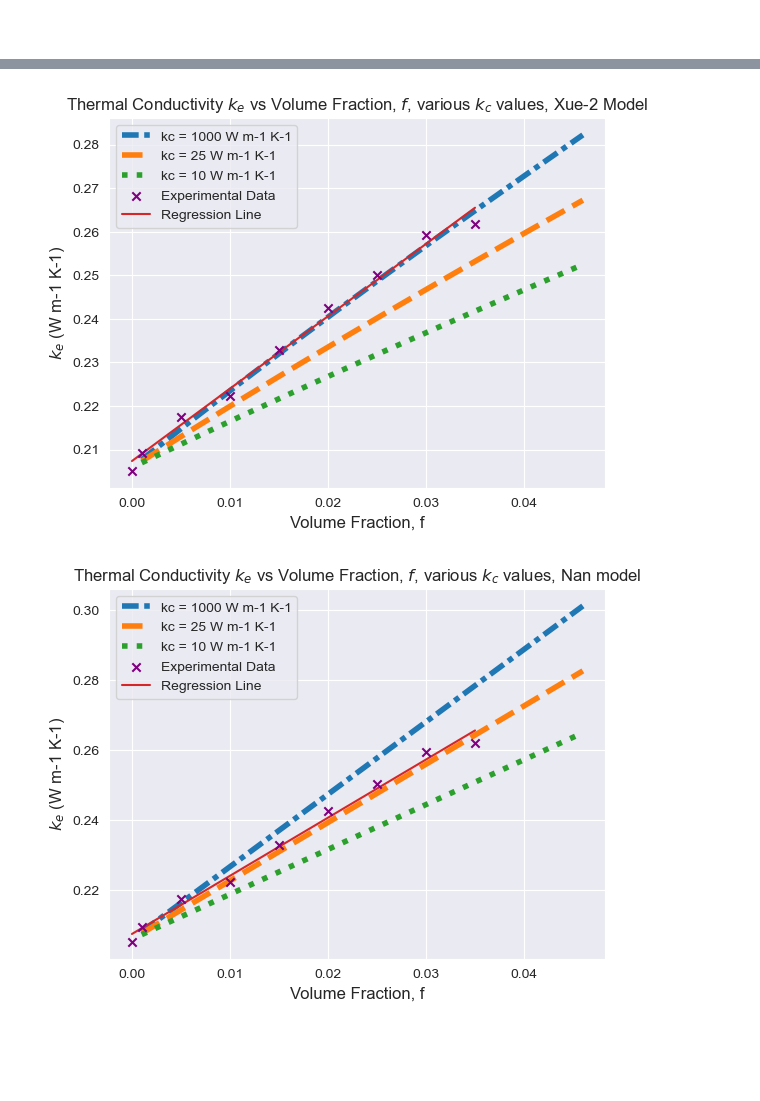
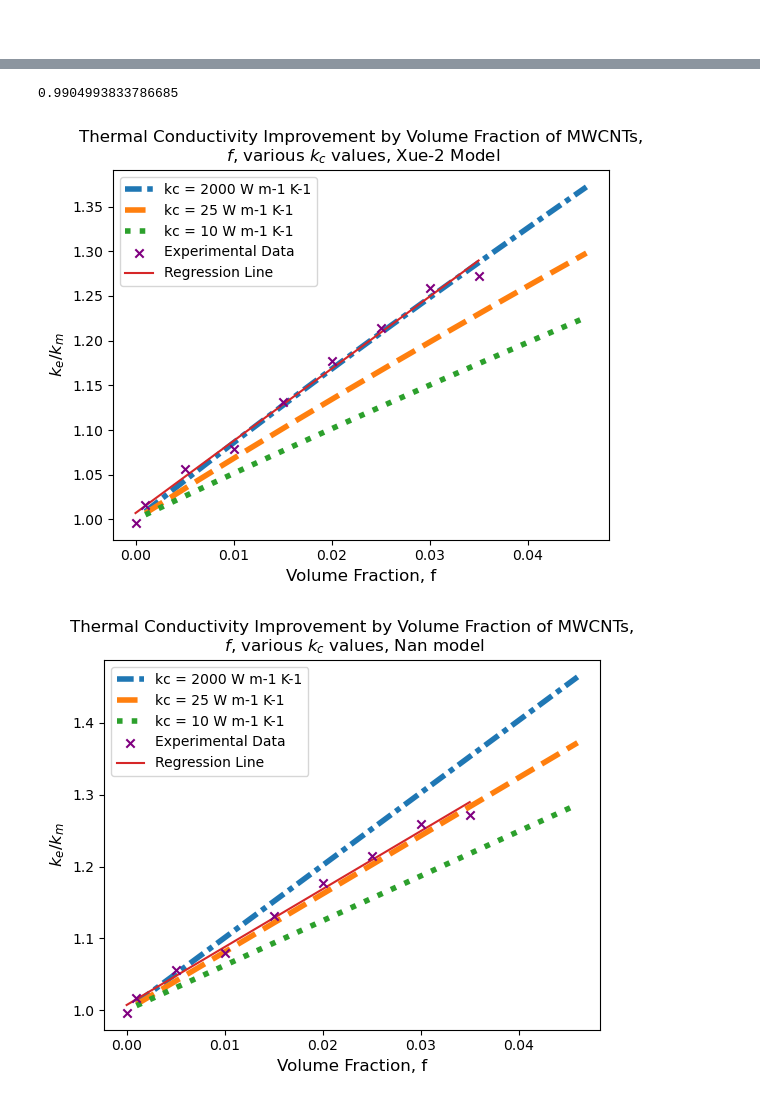
Before and after one commit to danesheppard/CNTCompositeModelling, a Jupyter notebook: nanocomp.ipynb, the cells around one changed output, grey strips where cells are left out. Saved outputs shown, nothing was run; the diff lists cells and outputs as text; code cells hidden in the pictures; blank space fills up the shorter version.

```diff
--- a/nanocomp.ipynb
+++ b/nanocomp.ipynb
@@ -187,7 +188,7 @@ def calculateKeSolver(
     maxIter = 500
 ):
     ''' Calculates the Ke, given the rest of the parameters.
-    Depends on the kcl() and kct() functions defined above
+    Depends on the kcl() and kct() functions defined below
 
     9(1 − f )(ke − km)/(2ke + km)
     + f(ke − kc33)/(ke + 0.14d/L(kc33 - ke))
@@ -416,7 +440,7 @@ xue2Frac = []
 xue1Frac = []
 nanFrac = []
 
-frackc = 2000
+frackc = 1000
 fracd = 13e-9
 fracL = 1e-6
 frackm = 0.2059
@@ -430,9 +454,9 @@ for frac in frAxis:
     nanVal = nankekm(f = frac, km = frackm, d = fracd, L = fracL, kc = frackc, RK = fracRK)
     # print(nanVal)
 
-    xue2Frac.append(xue2Val)
-    xue1Frac.append(xue1Val)
-    nanFrac.append(nanVal * frackm)
+    xue2Frac.append(xue2Val/frackm)
+    xue1Frac.append(xue1Val/frackm)
+    nanFrac.append(nanVal)
 
 # Adding the experimental data from Lashkari et al, 2024
 
@@ -454,19 +478,20 @@ experimentalData = {
 }
 
 exDF = pd.DataFrame(experimentalData)
+experimentalImprovement = exDF['ke']/frackm
 
 compareFig = plt.figure()
 compareAx = compareFig.add_subplot()
 compareAx.plot(frAxis, xue2Frac, label = 'Xue-2 Model', linewidth = 4)
 compareAx.plot(frAxis, xue1Frac, label = 'Xue-1 Model', ls = 'dotted', linewidth = 4)
 compareAx.plot(frAxis, nanFrac, label = 'Nan Model', ls ='--', linewidth = 4)
-compareAx.scatter(exDF['volume fraction'], exDF['ke'], marker = 'x', label = 'Experimental Data', color = 'purple', zorder = 10)
+compareAx.scatter(exDF['volume fraction'], experimentalImprovement, marker = 'x', label = 'Experimental Data', color = 'purple', zorder = 10)
 
 compareAx.set_xlabel('Volume Fraction, f', fontsize = 12)
-compareAx.set_ylabel('$k_e$ (W m-1 K-1)', fontsize = 12)
+compareAx.set_ylabel('$k_e/k_m$', fontsize = 12)
 
 
-compareAx.set_title('Thermal Conductivity vs Volume Fraction, $f$, for Nan, Xue-1, and Xue-2 Models', fontsize = 12)
+compareAx.set_title('Thermal Conductivity Improvement Ratio by Volume Fraction of \nMWCNTs for Nan, Xue-1, and Xue-2 Models', fontsize = 12)
 compareAx.legend()
 # ax.savefig('./conductivityvsRK.png')
 compareFig.savefig('./modelVsVolumeFrac.png')
@@ -477,7 +502,7 @@ compareFig.savefig('./modelVsVolumeFrac.png')
 # For the next graph, we will use the existing frAxis to plot different Kc values
 # to find the best agreement with Xue-2
 
-kcVals = [1000, 25, 10]
+kcVals = [2000, 25, 10]
 lineStyles = [(0, (3, 1, 1, 1)), '--', 'dotted']
 
 
@@ -490,45 +515,73 @@ findKcNanAx = findKcNanFig.add_subplot()
 findKcd = 13e-9
 findKcL = 1e-6
 findKcRK = 8e-8
-findKcRkNan = 1e-8
+findKcRkNan = 8e-8
 findKckm = 0.2059
 
 # ax.savefig('./conductivityvsRK.png')
 
 for i, value in enumerate(kcVals):
     valData = []
     nanData = []
+    # Calculate ke/km, the thermal conductivity improvement ratio for the composite
     for frac in frAxis:
         modelResult = calculateKeSolver(f = frac, km = findKckm, d = findKcd, L = findKcL, kc = value, RK = findKcRK)
-        nanResult = nankekm(f = frac, km = frackm, d = fracd, L = fracL, kc = value)
+        nanResult = nankekm(f = frac, km = findKckm, d = findKcd, L = findKcL, kc = value, RK = findKcRkNan)
 
-        valData.append(modelResult)
-        nanData.append(nanResult * findKckm)
+        valData.append(modelResult/findKckm)
+        nanData.append(nanResult)
     findKcAx.plot(frAxis, valData, label = f'kc = {value} W m-1 K-1', linewidth = 4, ls = lineStyles[i])
     findKcNanAx.plot(frAxis, nanData, label = f'kc = {value} W m-1 K-1', linewidth = 4, ls = lineStyles[i])
 
 
-findKcAx.scatter(exDF['volume fraction'], exDF['ke'], marker = 'x', label = 'Experimental Data', color = 'purple', zorder = 10, )
+m, b = np.polyfit(exDF['volume fraction'], experimentalImprovement, 1)
+regressionValues = []
+
+for x in exDF['volume fraction']:
+    result = m*x + b
+    regressionValues.append(result)
+
+r2 = r2_score(experimentalImprovement, regressionValues)
+print(r2)
+
+exFig = plt.figure()
+exAx = exFig.add_subplot()
+exAx.scatter(exDF['volume fraction'], experimentalImprovement, label = 'Experimental Data', marker = 'x', color = 'purple')
+exAx.plot(exDF['volume fraction'], m*exDF['volume fraction'] + b, ls = '-', label = 'Regression Line', color = 'red')
+exAx.set_xlabel('Volume Fraction, f', fontsize = 12)
+exAx.set_ylabel('$k_e$/$k_m$', fontsize = 12)
+exAx.set_title('$k_e$/$k_m$ Improvement Ratio for Experimental Data by Volume Fraction of MWCNTs')
+# exAx.legend()
+rString = '\n'.join((
+    f'$R^2$ = {r2:.4f}',
+    f'{m:.3f}$x$ + {b:.3f}'))
+props = dict(boxstyle='round', facecolor='wheat', alpha=0.5)
+exAx.text(0.05, 0.95, rString, transform=exAx.transAxes, fontsize=14,
+        verticalalignment='top', bbox=props)
+exFig.savefig('./experimentalData.png')
+
+
+findKcAx.scatter(exDF['volume fraction'], experimentalImprovement, marker = 'x', label = 'Experimental Data', color = 'purple', zorder = 10, )
 # Regression line for experimental data
-m, b = np.polyfit(exDF['volume fraction'], exDF['ke'], 1)
 findKcAx.plot(exDF['volume fraction'], m*exDF['volume fraction'] + b, ls = '-', label = 'Regression Line' )
 
 findKcAx.set_xlabel('Volume Fraction, f', fontsize = 12)
-findKcAx.set_ylabel('$k_e$ (W m-1 K-1)', fontsize = 12)
-findKcAx.set_title('Thermal Conductivity $k_e$ vs Volume Fraction, $f$, various $k_c$ values, Xue-2 Model', fontsize = 12)
+findKcAx.set_ylabel('$k_e$/$k_m$', fontsize = 12)
+findKcAx.set_title('Thermal Conductivity Improvement by Volume Fraction of MWCNTs,\n $f$, various $k_c$ values, Xue-2 Model', fontsize = 12)
 findKcAx.legend()
 
 findKcFig.savefig('./variousKcValuesXue.png')
 
-findKcNanAx.scatter(exDF['volume fraction'], exDF['ke'], marker = 'x', label = 'Experimental Data', color = 'purple', zorder = 10, )
+findKcNanAx.scatter(exDF['volume fraction'], experimentalImprovement, marker = 'x', label = 'Experimental Data', color = 'purple', zorder = 10, )
 findKcNanAx.plot(exDF['volume fraction'], m*exDF['volume fraction'] + b, ls = '-', label = 'Regression Line' )
 
 findKcNanAx.set_xlabel('Volume Fraction, f', fontsize = 12)
-findKcNanAx.set_ylabel('$k_e$ (W m-1 K-1)', fontsize = 12)
-findKcNanAx.set_title('Thermal Conductivity $k_e$ vs Volume Fraction, $f$, various $k_c$ values, Nan model', fontsize = 12)
+findKcNanAx.set_ylabel('$k_e$/$k_m$', fontsize = 12)
+findKcNanAx.set_title('Thermal Conductivity Improvement by Volume Fraction of MWCNTs,\n $f$, various $k_c$ values, Nan model', fontsize = 12)
 findKcNanAx.legend()
 
 findKcNanFig.savefig('./variousKcValuesNan.png')
 # %% [output]
+0.9904993833786685
-[figure, old version]
+[figure, new version]
-[figure, old version]
+[figure, new version]
```
Also changed, not shown: parts of 12 cells of this notebook, 13 other files.
